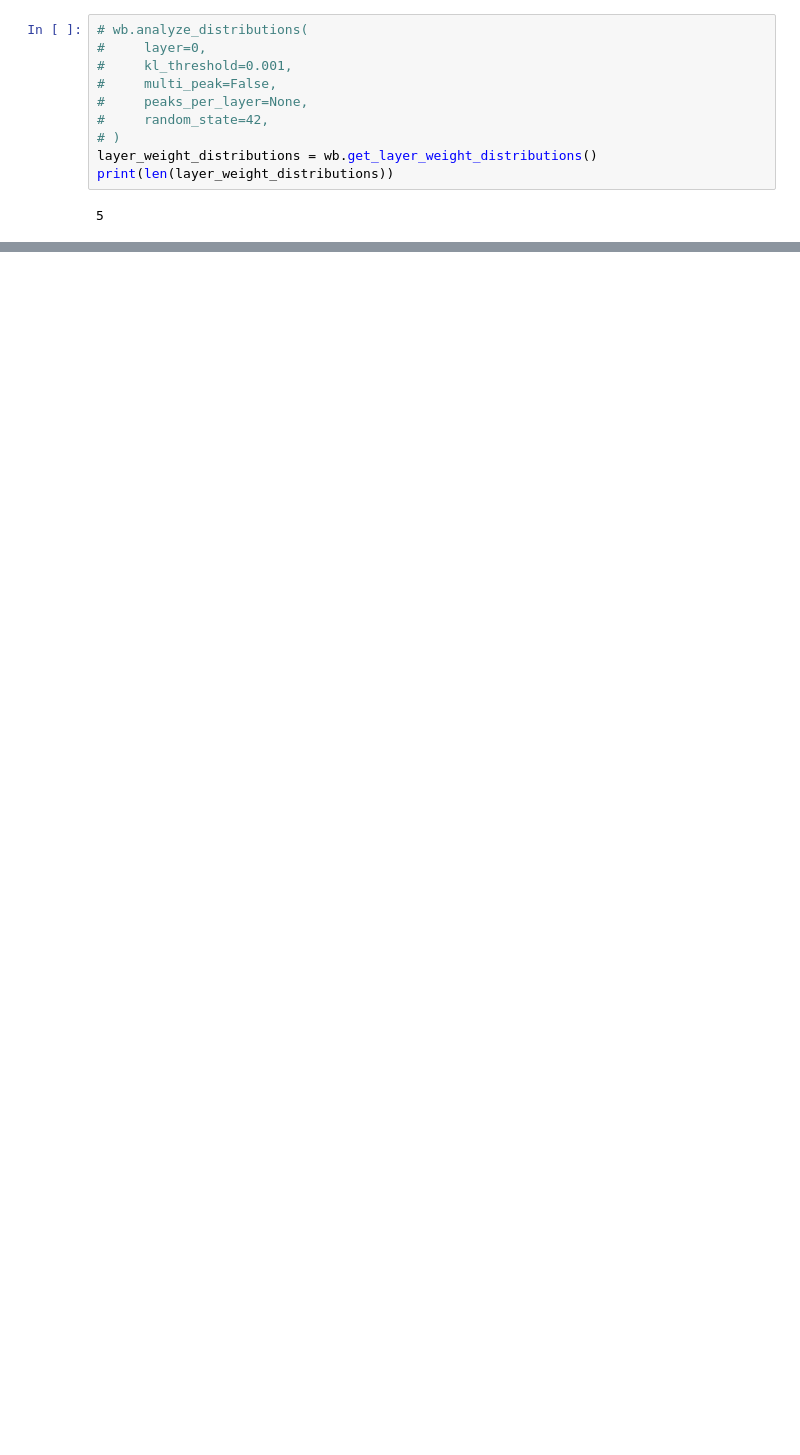
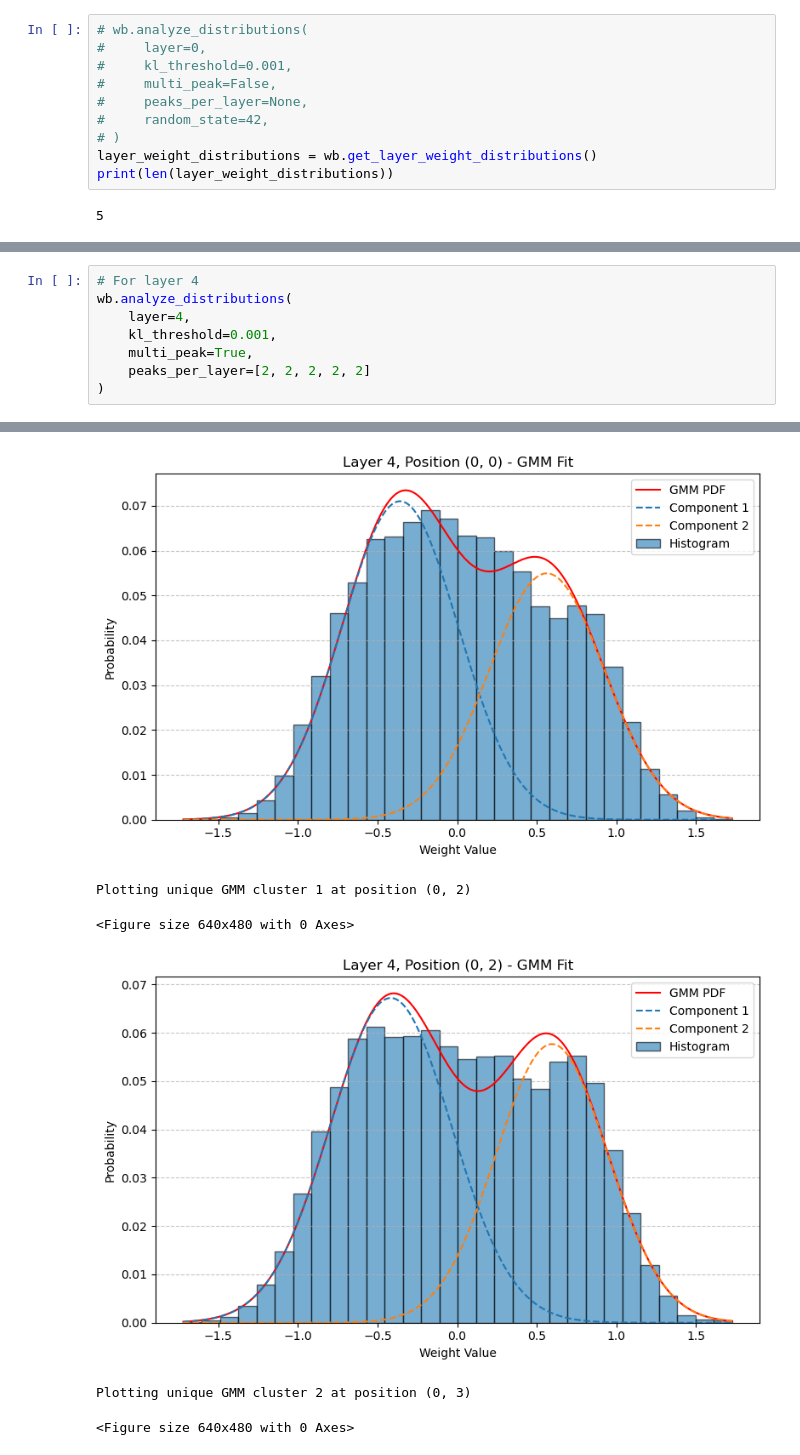
Before and after one commit to sharifware/Large-Scale-Design-and-Analysis-of-Neural-Networks, a Jupyter notebook: Notebooks/permFreePackageTest.ipynb, the cells around one changed output, grey strips where cells are left out. Drawn from its saved outputs; the diff is of its cells as text; blank space fills up the shorter version.

```diff
--- a/Notebooks/permFreePackageTest.ipynb
+++ b/Notebooks/permFreePackageTest.ipynb
@@ -157,0 +273,9 @@ Plotting unique GMM cluster 4 at position (1, 1)
+# %%
+# For layer 4
+wb.analyze_distributions(
+    layer=4,
+    kl_threshold=0.001,
+    multi_peak=True,
+    peaks_per_layer=[2, 2, 2, 2, 2]
+)
+# %% [output]
@@ -157,0 +299,6 @@ Plotting unique GMM cluster 4 at position (1, 1)
+[figure, added]
+Plotting unique GMM cluster 1 at position (0, 2)
+<Figure size 640x480 with 0 Axes>
+[figure, added]
+Plotting unique GMM cluster 2 at position (0, 3)
+<Figure size 640x480 with 0 Axes>
```
Also changed, not shown: parts of 7 cells of this notebook, 15 other files.
